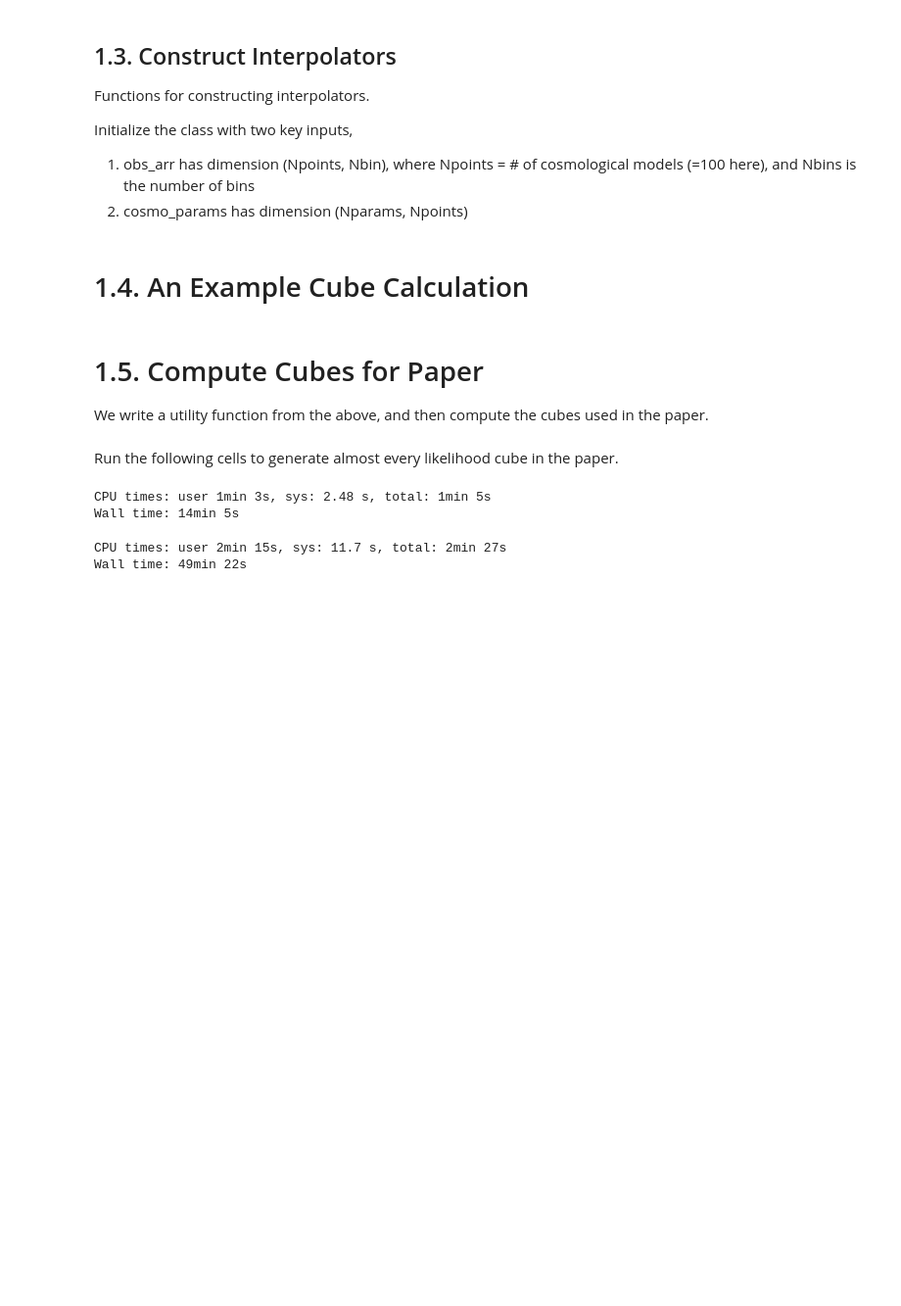
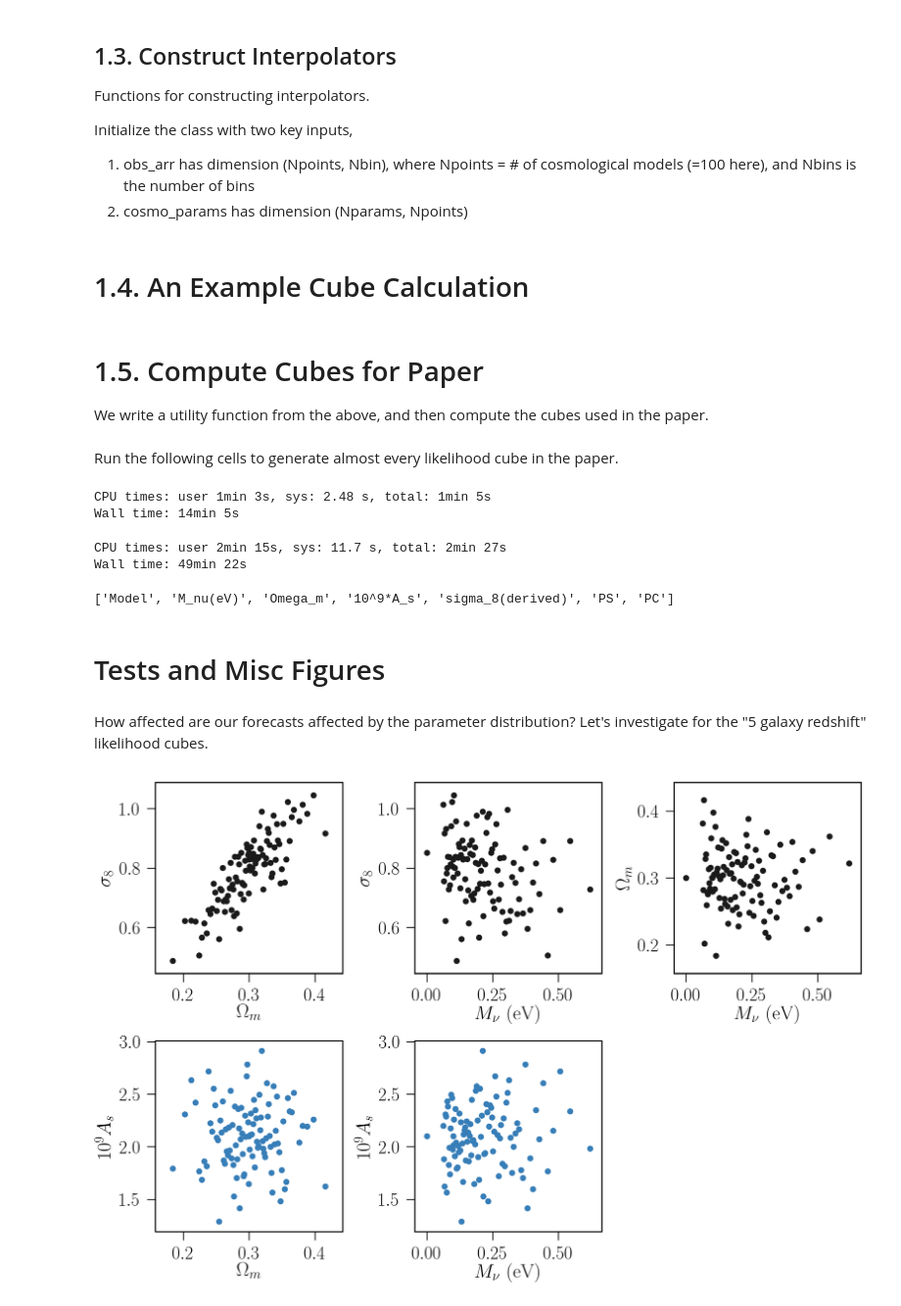
Before and after one commit to xzackli/neutrino_mpk, a Jupyter notebook: 1. Cube Making.ipynb, the cells around one changed output. Shown at 98% size. Saved outputs shown, nothing was run; the diff lists cells and outputs as text; code cells hidden in the pictures; blank space fills up the shorter version.

```diff
--- a/1. Cube Making.ipynb
+++ b/1. Cube Making.ipynb
@@ -345,3 +427,34 @@ easy_cube_generate(name='5z_CMB',
                     l_min_list=[200]*5 + [360],l_max_list=[5000]*6,
                        kappa_min_list=[-0.045]*6,kappa_max_list=[np.inf]*5 + [0.2]
                   )
+# %%
+table.colnames
+# %% [output]
+['Model', 'M_nu(eV)', 'Omega_m', '10^9*A_s', 'sigma_8(derived)', 'PS', 'PC']
+# %% [markdown]
+# Tests and Misc Figures
+# %% [markdown]
+How affected are our forecasts affected by the parameter distribution? Let's investigate for the "5 galaxy redshift" likelihood cubes.
+# %%
+fig, axes = plt.subplots(2,3,figsize=(18,12))
+
+axes[0,0].scatter( table['Omega_m'], table['sigma_8(derived)'], color=default_color_list[0]  )
+axes[0,1].scatter( table['M_nu(eV)'], table['sigma_8(derived)'], color=default_color_list[0] )
+axes[0,2].scatter( table['M_nu(eV)'], table['Omega_m'], color=default_color_list[0] )
+axes[0,0].set_xlabel(r'$\Omega_m$'); axes[0,0].set_ylabel(r'$\sigma_8$')
+axes[0,1].set_xlabel(r'$M_{\nu}$ (eV)'); axes[0,1].set_ylabel(r'$\sigma_8$')
+axes[0,2].set_xlabel(r'$M_{\nu}$ (eV)'); axes[0,2].set_ylabel(r'$\Omega_m$')
+
+axes[1,0].scatter( table['Omega_m'], table['10^9*A_s'], color=default_color_list[2]  )
+axes[1,1].scatter( table['M_nu(eV)'], table['10^9*A_s'], color=default_color_list[2] )
+# axes[1,2].scatter( table['M_nu(eV)'], table['Omega_m'], color=default_color_list[2] )
+axes[1,0].set_xlabel(r'$\Omega_m$'); axes[1,0].set_ylabel(r'$10^9 A_s$')
+axes[1,1].set_xlabel(r'$M_{\nu}$ (eV)'); axes[1,1].set_ylabel(r'$10^9 A_s$')
+# axes[1,2].set_xlabel(r'$M_{\nu}$ (eV)'); axes[1,2].set_ylabel(r'$\Omega_m$')
+
+axes[1,2].set_visible(False)
+
+# axes[0,1].scatter( table['M_nu(eV)'], table['Omega_m']  )
+plt.tight_layout()
+# %% [output]
+[figure, added]
```
Also changed, not shown: parts of 6 cells of this notebook, 1 other file.
